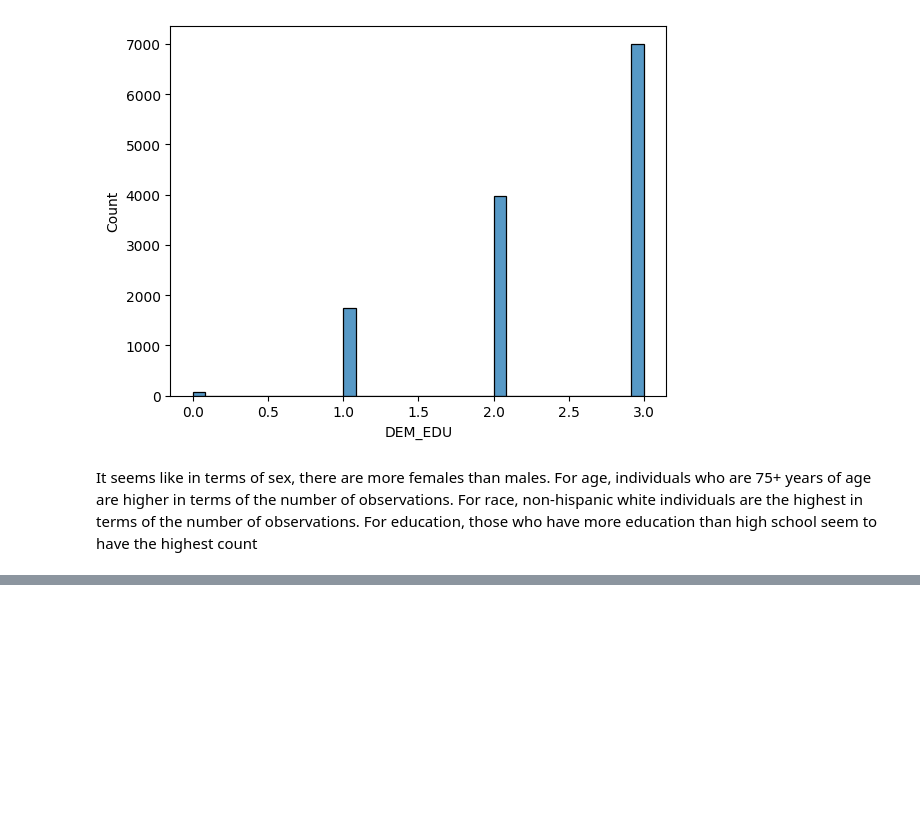
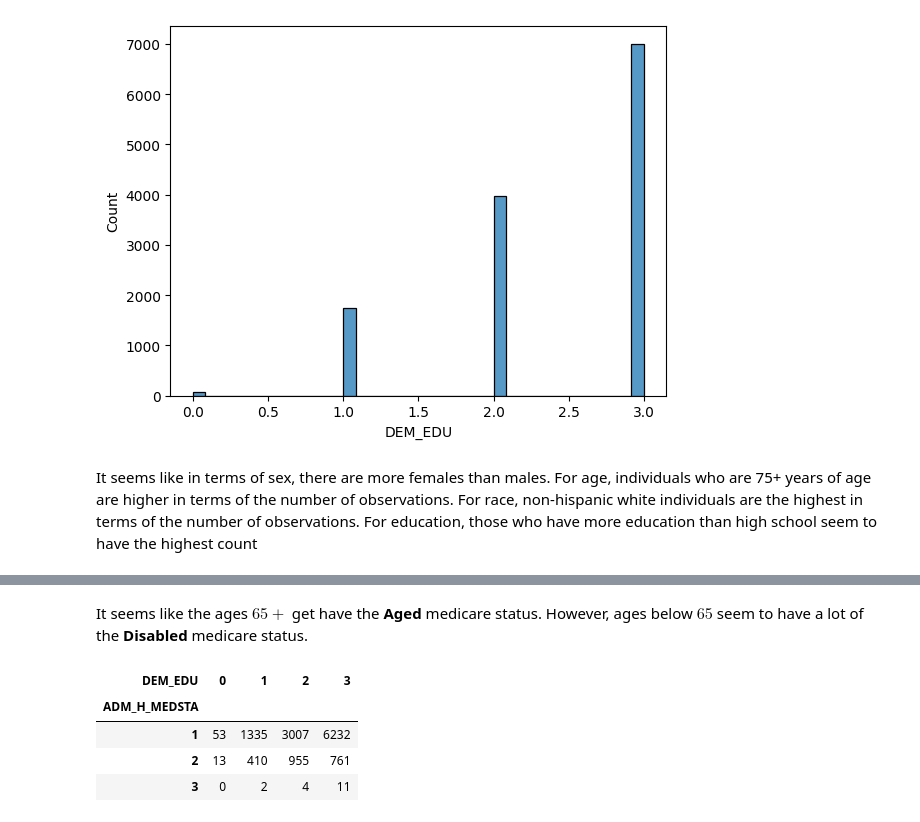
Before and after one commit to tkj9ep/visualization, a Jupyter notebook: assignment/assignment.ipynb, the cells around one changed output, grey strips where cells are left out. Drawn from its saved outputs; the diff is of its cells as text; code cells hidden in the pictures; blank space fills up the shorter version.

```diff
--- a/assignment/assignment.ipynb
+++ b/assignment/assignment.ipynb
@@ -504,0 +532,10 @@ It seems like in terms of sex, there are more females than males. For age, indiv
+# %% [markdown]
+It seems like the ages $65+$ get have the **Aged** medicare status. However, ages below $65$ seem to have a lot of the **Disabled** medicare status.
+# %%
+pd.crosstab(medicare_dataset["ADM_H_MEDSTA"], medicare_dataset["DEM_EDU"])
+# %% [output]
+| DEM_EDU | 0 | 1 | 2 | 3 |
+| ADM_H_MEDSTA |  |  |  |  |
+| 1 | 53 | 1335 | 3007 | 6232 |
+| 2 | 13 | 410 | 955 | 761 |
+| 3 | 0 | 2 | 4 | 11 |
```
Also changed, not shown: parts of 11 cells of this notebook.
